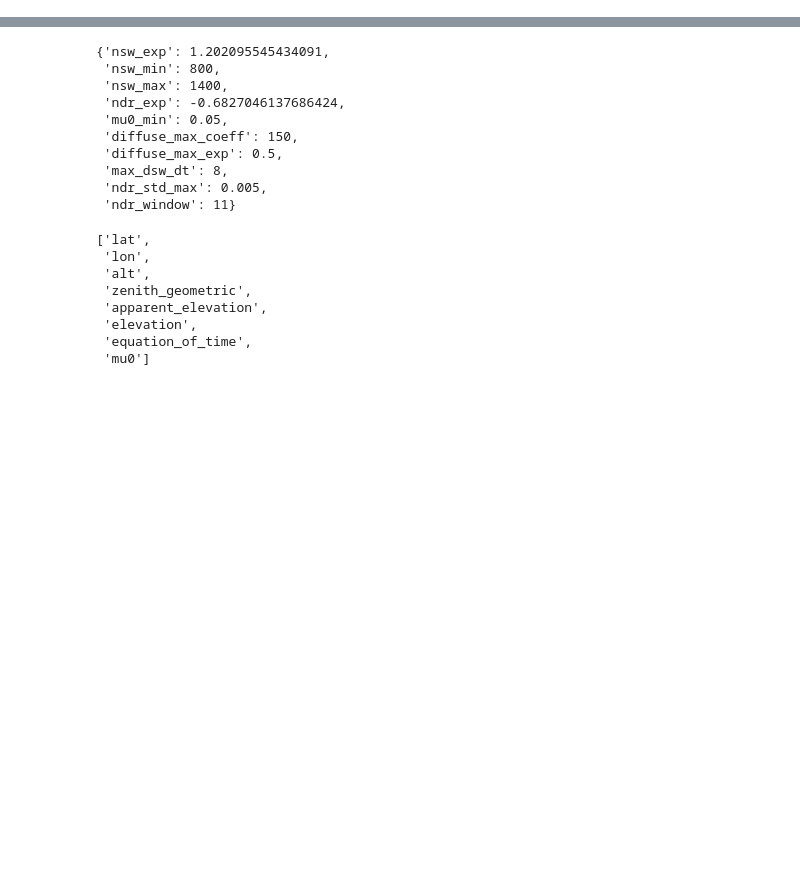
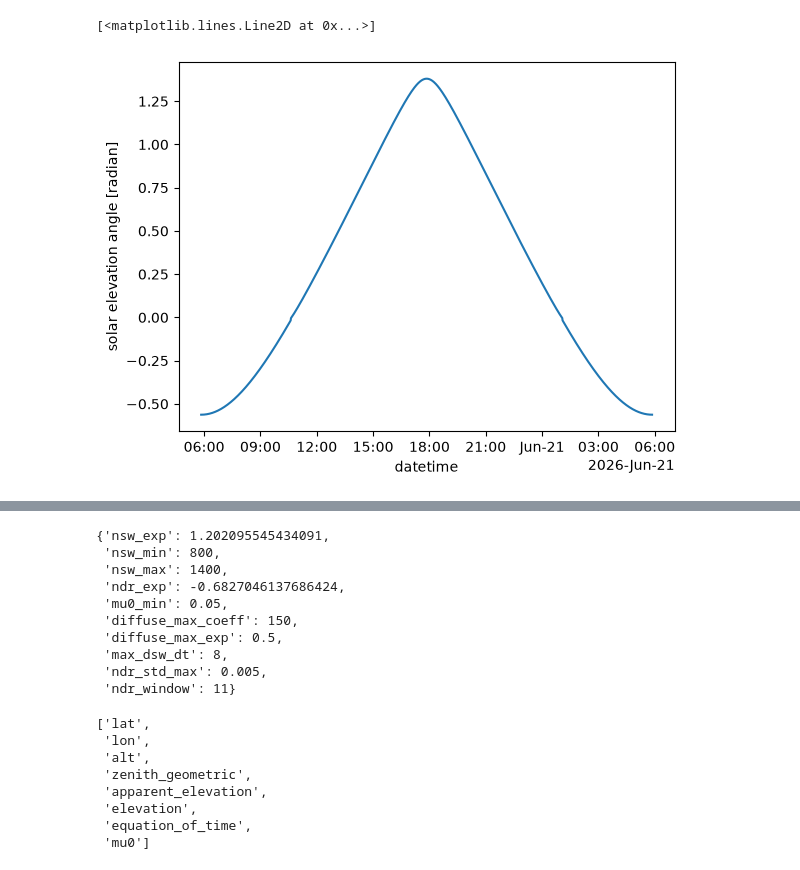
Before and after one commit to HagenTelg/armbnfmentorer, a Jupyter notebook: notebooks/vap_development.ipynb, the cells around one changed output, grey strips where cells are left out. Saved outputs shown, nothing was run; the diff lists cells and outputs as text; code cells hidden in the pictures; blank space fills up the shorter version.

```diff
--- a/notebooks/vap_development.ipynb
+++ b/notebooks/vap_development.ipynb
@@ -34,0 +138,6 @@ vapi.workplan
+# %%
+ds_wholeday = out['ds_wholeday']
+ds_wholeday.solar_elevation.plot()
+# %% [output]
+[<matplotlib.lines.Line2D at 0x...>]
+[figure, added]
```
Also changed, not shown: parts of 40 cells of this notebook, 2 other files.
